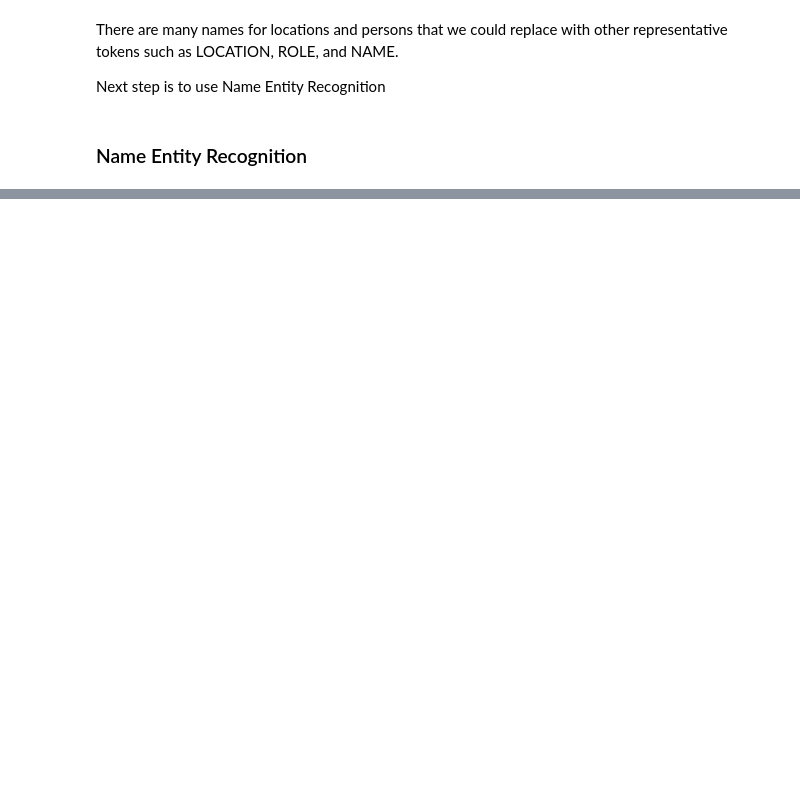
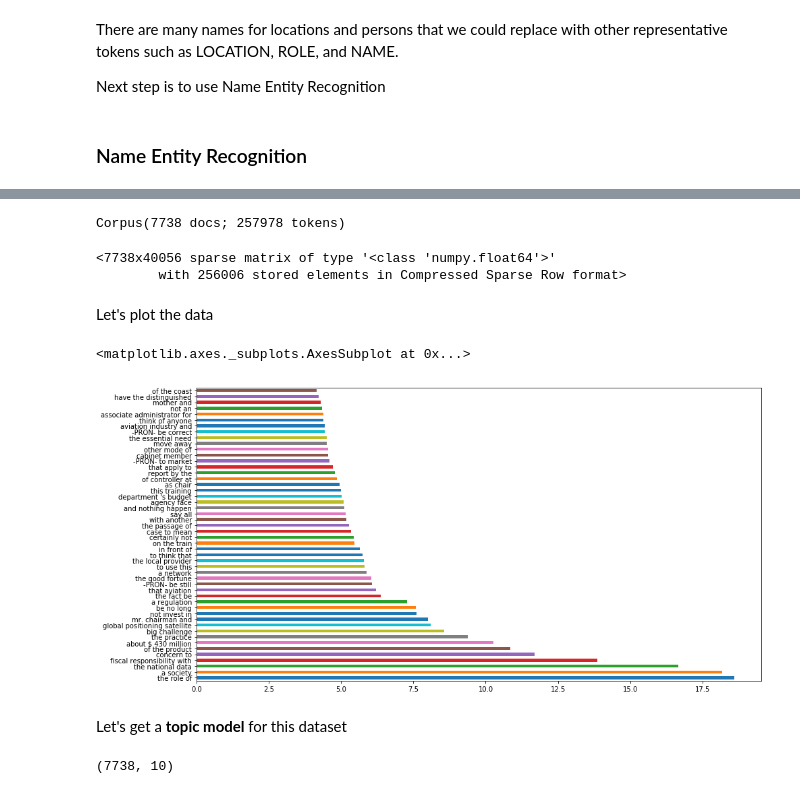
Before and after one commit to eduardozamudio/pj_fit, a Jupyter notebook: notebooks/exploratory analysis.ipynb, the cells around one changed output, grey strips where cells are left out. Drawn from its saved outputs; the diff is of its cells as text; code cells hidden in the pictures; blank space fills up the shorter version.

```diff
--- a/notebooks/exploratory analysis.ipynb
+++ b/notebooks/exploratory analysis.ipynb
@@ -163,0 +217,35 @@ ImportError: No module named 'textacy'
+# %%
+corpus = textacy.Corpus(lang='../data/en_core_web_md/en_core_web_md-2.0.0', texts=df.sentence.tolist())
+corpus
+# %% [output]
+Corpus(7738 docs; 257978 tokens)
+# %%
+vectorizer = textacy.Vectorizer( tf_type='sqrt', apply_idf=True, idf_type='smooth', norm='l2',\
+                                min_df=2, max_df=0.95
+                               )
+# %%
+doc_term_matrix = vectorizer.fit_transform((doc.to_terms_list(ngrams=(2,3), named_entities=True, as_strings=True) \
+                                            for doc in corpus))
+# %%
+print(repr(doc_term_matrix))
+# %% [output]
+<7738x40056 sparse matrix of type '<class 'numpy.float64'>'
+        with 256006 stored elements in Compressed Sparse Row format>
+# %% [markdown]
+Let's plot the data
+# %%
+features_tfidf = pd.Series(doc_term_matrix[idx_D_labeled, :].T.sum(axis=1).ravel().tolist()[0], index=vectorizer.vocabulary_terms.keys())
+# %%
+features_tfidf.sort_values(ascending=False)[:50].plot(kind='barh', figsize=(15,8))
+# %% [output]
+<matplotlib.axes._subplots.AxesSubplot at 0x...>
+[figure, added]
+# %% [markdown]
+Let's get a **topic model** for this dataset
+# %%
+model = textacy.TopicModel('nmf', n_topics=10)
+model.fit(doc_term_matrix)
+doc_topic_matrix = model.transform(doc_term_matrix)
+doc_topic_matrix.shape
+# %% [output]
+(7738, 10)
```
Also changed, not shown: parts of 35 cells of this notebook.
